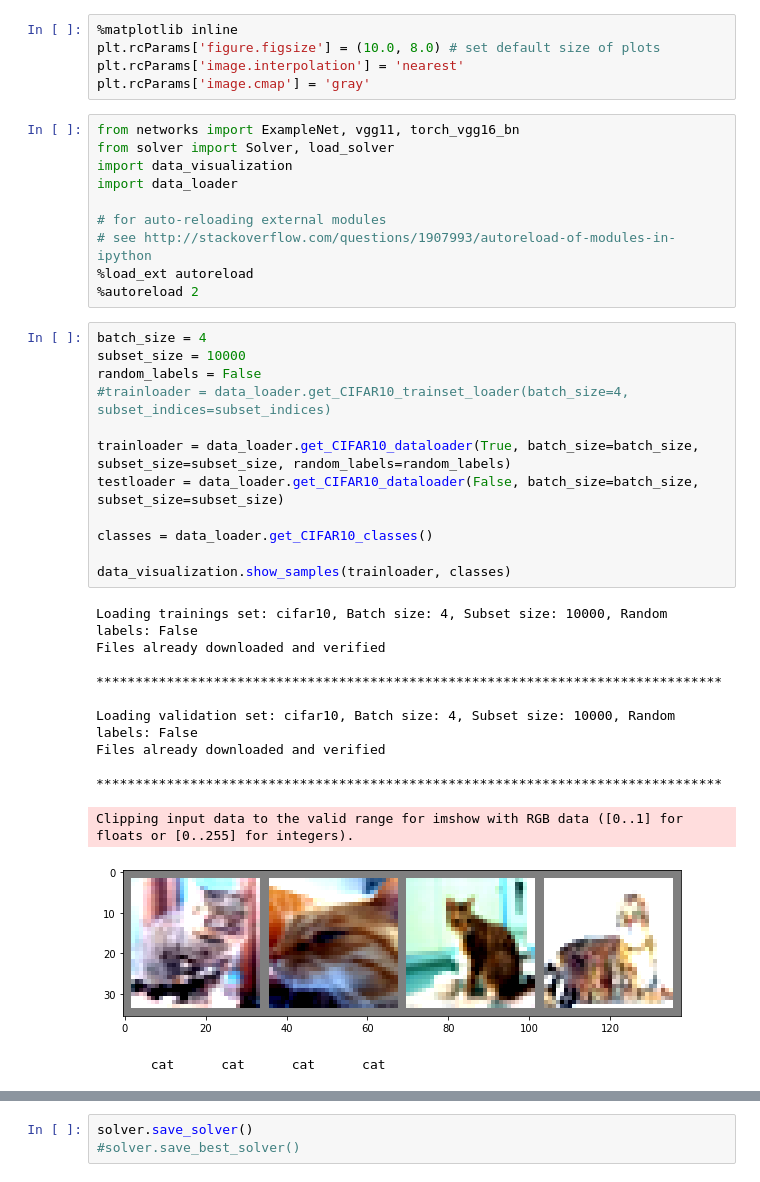
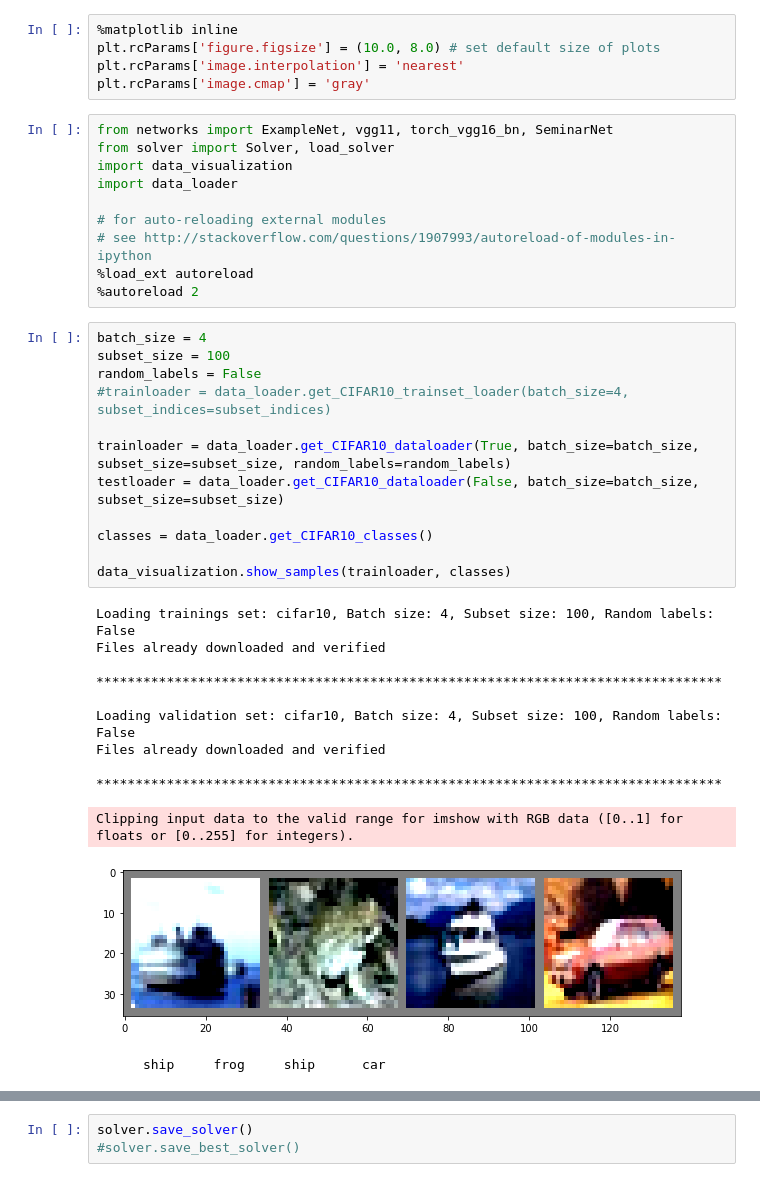
Before and after one commit to Brucknem-TUMProjects/Generalization-Ideas-in-Deep-Learning, a Jupyter notebook: Code/Exploring.ipynb, the cells around one changed output, grey strips where cells are left out. Cells and saved outputs as stored; diff of their text form.

Commit message:
Solver rewrite for fix of bs, ss - auto data loading

```diff
--- a/Code/Exploring.ipynb
+++ b/Code/Exploring.ipynb
@@ -15,7 +15,7 @@ plt.rcParams['figure.figsize'] = (10.0, 8.0) # set default size of plots
 plt.rcParams['image.interpolation'] = 'nearest'
 plt.rcParams['image.cmap'] = 'gray'
 # %%
-from networks import ExampleNet, vgg11, torch_vgg16_bn
+from networks import ExampleNet, vgg11, torch_vgg16_bn, SeminarNet
 from solver import Solver, load_solver
 import data_visualization
 import data_loader
@@ -26,27 +26,27 @@ import data_loader
 %autoreload 2
 # %%
 batch_size = 4
-subset_size = 10000
+subset_size = 100
 random_labels = False
 #trainloader = data_loader.get_CIFAR10_trainset_loader(batch_size=4, subset_indices=subset_indices)
 
 trainloader = data_loader.get_CIFAR10_dataloader(True, batch_size=batch_size, subset_size=subset_size, random_labels=random_labels)
 testloader = data_loader.get_CIFAR10_dataloader(False, batch_size=batch_size, subset_size=subset_size)
 
 classes = data_loader.get_CIFAR10_classes()
 
 data_visualization.show_samples(trainloader, classes)
 # %% [output]
-Loading trainings set: cifar10, Batch size: 4, Subset size: 10000, Random labels: False
+Loading trainings set: cifar10, Batch size: 4, Subset size: 100, Random labels: False
 Files already downloaded and verified
 
 ********************************************************************************
 
-Loading validation set: cifar10, Batch size: 4, Subset size: 10000, Random labels: False
+Loading validation set: cifar10, Batch size: 4, Subset size: 100, Random labels: False
 Files already downloaded and verified
 
 ********************************************************************************
 Clipping input data to the valid range for imshow with RGB data ([0..1] for floats or [0..255] for integers).
-[figure, old version]
+[figure, new version]
-       cat      cat      cat      cat
+      ship     frog     ship      car
 # %%
```
Also changed, not shown: parts of 5 cells of this notebook, 9 other files.
